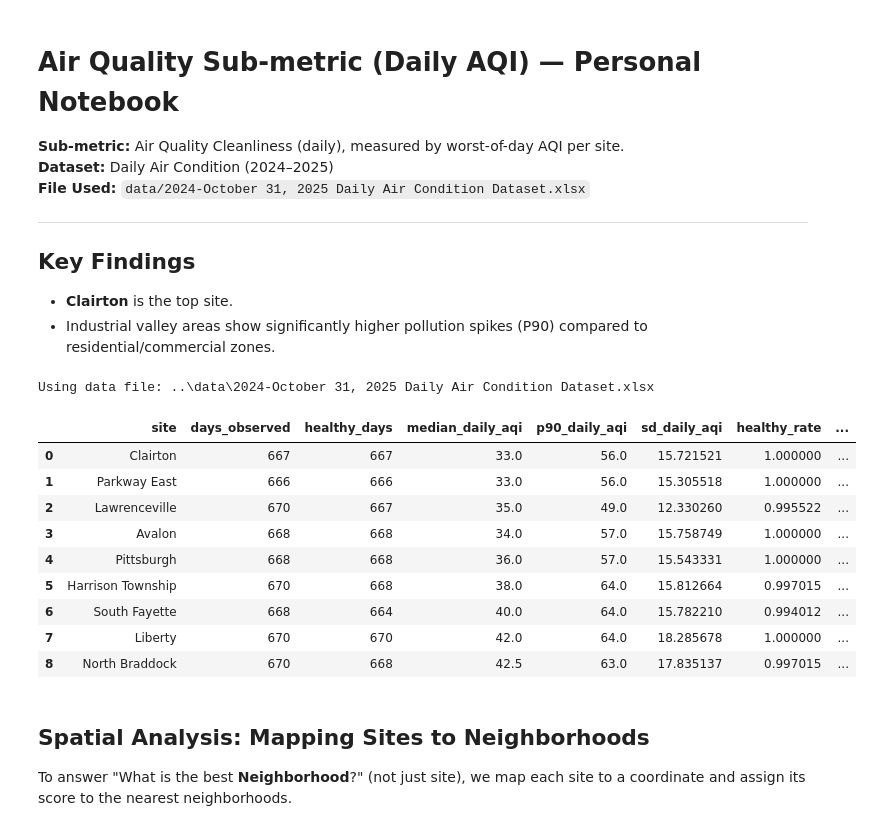
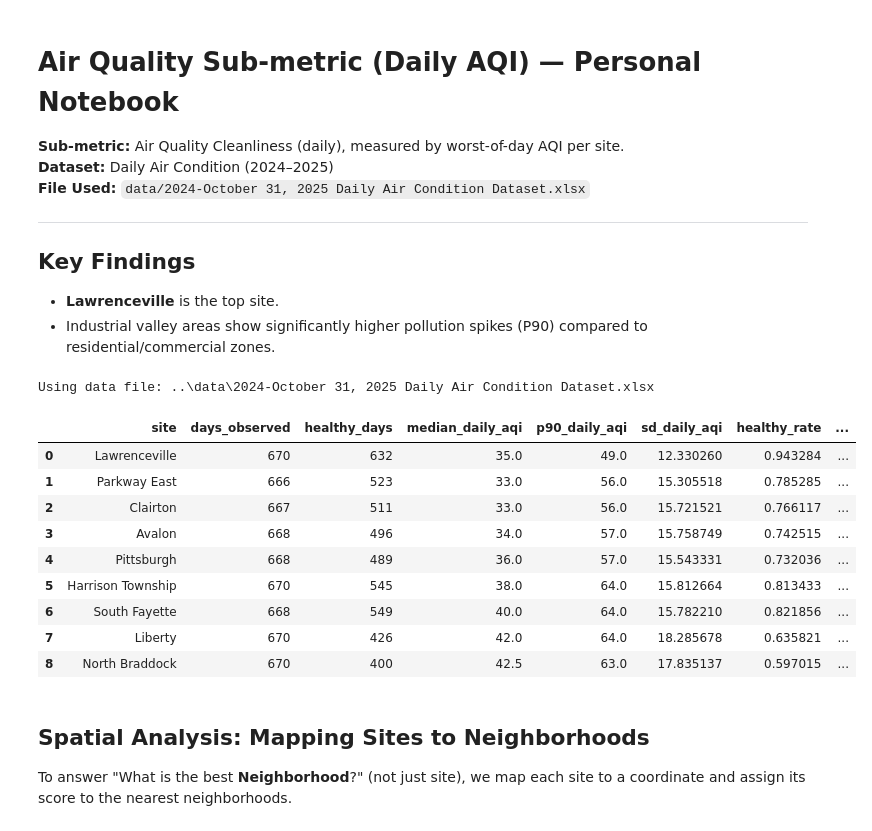
Before and after one commit to Xiaoyue-Yu/CMPINF0011-Final-Project-Group-2, a Jupyter notebook: personal_notebooks/Murphy_analysis.ipynb, the cells around one changed output. Cells and saved outputs as stored; diff of their text form; code cells hidden in the pictures.

```diff
--- a/personal_notebooks/Murphy_analysis.ipynb
+++ b/personal_notebooks/Murphy_analysis.ipynb
@@ -9,7 +9,7 @@
 
 ## Key Findings
 
-- **Clairton** is the top site.
+- **Lawrenceville** is the top site.
 - Industrial valley areas show significantly higher pollution spikes (P90) compared to residential/commercial zones.
 # %%
 # Parameters & Imports
@@ -122,43 +122,43 @@ daily = (
     df.groupby(["site", "date_day"])["index_value"]
     .max()
     .reset_index()
     .rename(columns={"index_value": "aqi"})
 )
 
-daily["healthy_flag"] = daily["aqi"] <= 100.0
+daily["healthy_flag"] = daily["aqi"] <= 50.0
 
 # Aggregate to Site Level
 agg = daily.groupby("site").agg(
     days_observed=("healthy_flag", "count"),
     healthy_days=("healthy_flag", "sum"),
     median_daily_aqi=("aqi", "median"),
     p90_daily_aqi=("aqi", lambda s: np.nanquantile(s.dropna(), 0.9)),
     sd_daily_aqi=("aqi", "std"),
 ).reset_index()
 
 agg["healthy_rate"] = agg["healthy_days"] / agg["days_observed"]
 
 # Compute BNAS Score
 ranked = compute_bnas(
     agg,
     median_col="median_daily_aqi",
     p90_col="p90_daily_aqi",
     healthy_rate_col="healthy_rate",
     weights={"median": 0.6, "p90": 0.3, "healthy": 0.1}, # Adjusted weights
 )
 
 ranked.head(10)
 # %% [output]
 |  | site | days_observed | healthy_days | median_daily_aqi | p90_daily_aqi | sd_daily_aqi | healthy_rate | ... |
-| 0 | Clairton | 667 | 667 | 33.0 | 56.0 | 15.721521 | 1.000000 | ... |
-| 1 | Parkway East | 666 | 666 | 33.0 | 56.0 | 15.305518 | 1.000000 | ... |
-| 2 | Lawrenceville | 670 | 667 | 35.0 | 49.0 | 12.330260 | 0.995522 | ... |
-| 3 | Avalon | 668 | 668 | 34.0 | 57.0 | 15.758749 | 1.000000 | ... |
-| 4 | Pittsburgh | 668 | 668 | 36.0 | 57.0 | 15.543331 | 1.000000 | ... |
-| 5 | Harrison Township | 670 | 668 | 38.0 | 64.0 | 15.812664 | 0.997015 | ... |
-| 6 | South Fayette | 668 | 664 | 40.0 | 64.0 | 15.782210 | 0.994012 | ... |
-| 7 | Liberty | 670 | 670 | 42.0 | 64.0 | 18.285678 | 1.000000 | ... |
-| 8 | North Braddock | 670 | 668 | 42.5 | 63.0 | 17.835137 | 0.997015 | ... |
+| 0 | Lawrenceville | 670 | 632 | 35.0 | 49.0 | 12.330260 | 0.943284 | ... |
+| 1 | Parkway East | 666 | 523 | 33.0 | 56.0 | 15.305518 | 0.785285 | ... |
+| 2 | Clairton | 667 | 511 | 33.0 | 56.0 | 15.721521 | 0.766117 | ... |
+| 3 | Avalon | 668 | 496 | 34.0 | 57.0 | 15.758749 | 0.742515 | ... |
+| 4 | Pittsburgh | 668 | 489 | 36.0 | 57.0 | 15.543331 | 0.732036 | ... |
+| 5 | Harrison Township | 670 | 545 | 38.0 | 64.0 | 15.812664 | 0.813433 | ... |
+| 6 | South Fayette | 668 | 549 | 40.0 | 64.0 | 15.782210 | 0.821856 | ... |
+| 7 | Liberty | 670 | 426 | 42.0 | 64.0 | 18.285678 | 0.635821 | ... |
+| 8 | North Braddock | 670 | 400 | 42.5 | 63.0 | 17.835137 | 0.597015 | ... |
 # %% [markdown]
 ## Spatial Analysis: Mapping Sites to Neighborhoods
 
```
Also changed, not shown: parts of 2 cells of this notebook, 9 other files.
